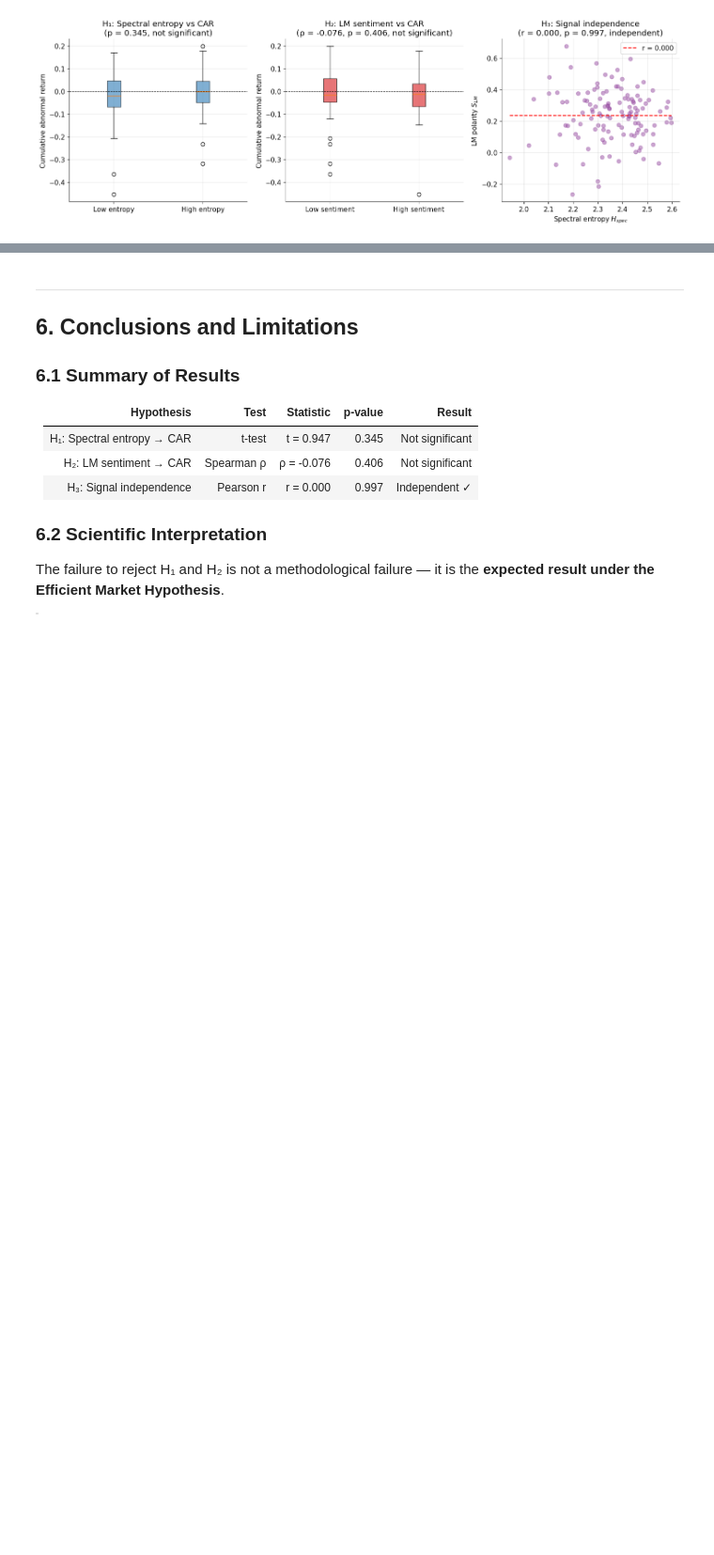
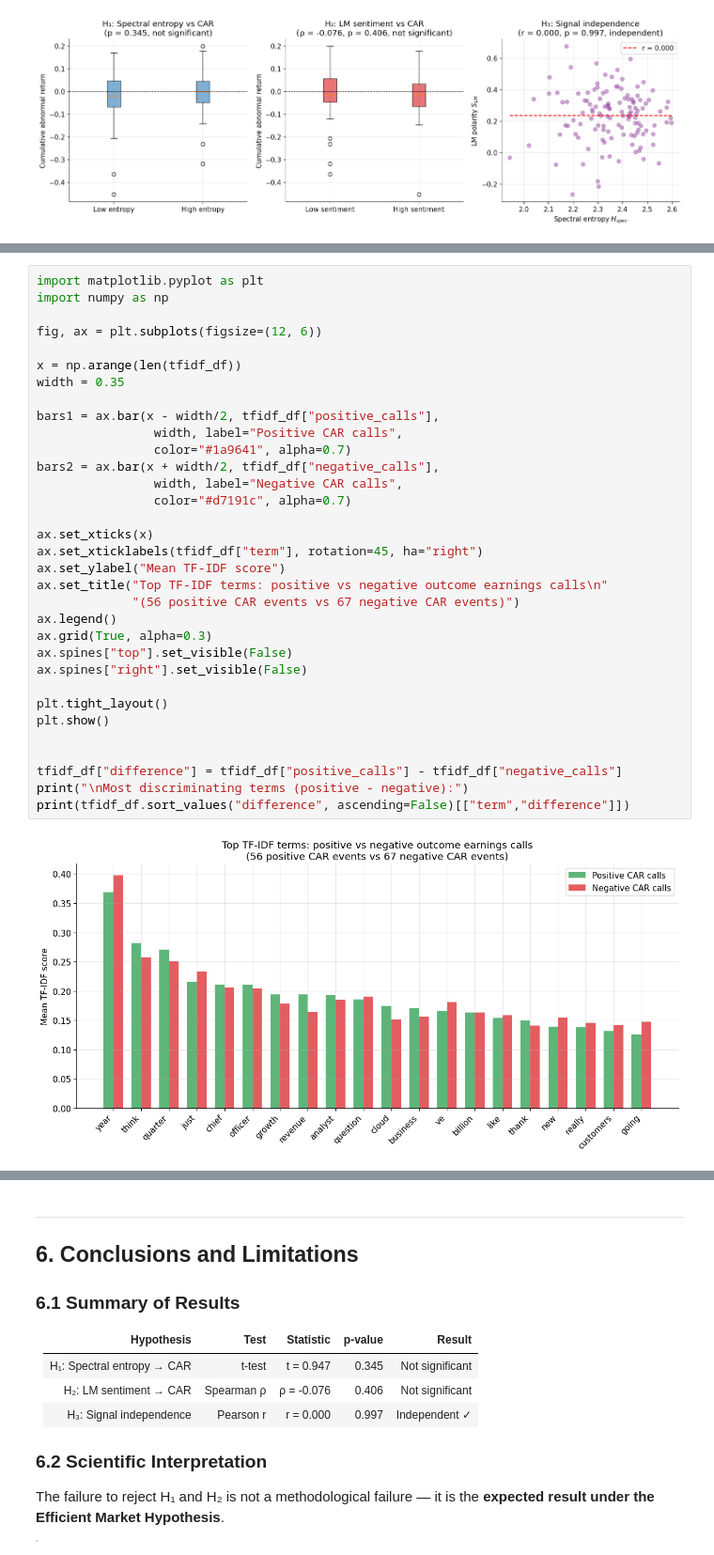
Before and after one commit to niki7o/earnings-signals, a Jupyter notebook: notebooks/earnings_analysis.ipynb, the cells around one changed output, grey strips where cells are left out. Shown at 94% size. Drawn from its saved outputs; the diff is of its cells as text; blank space fills up the shorter version.

```diff
--- a/notebooks/earnings_analysis.ipynb
+++ b/notebooks/earnings_analysis.ipynb
@@ -425,0 +671,35 @@ plt.show()
+# %%
+import matplotlib.pyplot as plt
+import numpy as np
+
+fig, ax = plt.subplots(figsize=(12, 6))
+
+x = np.arange(len(tfidf_df))
+width = 0.35
+
+bars1 = ax.bar(x - width/2, tfidf_df["positive_calls"],
+                width, label="Positive CAR calls",
+                color="#1a9641", alpha=0.7)
+bars2 = ax.bar(x + width/2, tfidf_df["negative_calls"],
+                width, label="Negative CAR calls",
+                color="#d7191c", alpha=0.7)
+
+ax.set_xticks(x)
+ax.set_xticklabels(tfidf_df["term"], rotation=45, ha="right")
+ax.set_ylabel("Mean TF-IDF score")
+ax.set_title("Top TF-IDF terms: positive vs negative outcome earnings calls\n"
+             "(56 positive CAR events vs 67 negative CAR events)")
+ax.legend()
+ax.grid(True, alpha=0.3)
+ax.spines["top"].set_visible(False)
+ax.spines["right"].set_visible(False)
+
+plt.tight_layout()
+plt.show()
+
+
+tfidf_df["difference"] = tfidf_df["positive_calls"] - tfidf_df["negative_calls"]
+print("\nMost discriminating terms (positive - negative):")
+print(tfidf_df.sort_values("difference", ascending=False)[["term","difference"]])
+# %% [output]
+[figure, added]
```
Also changed, not shown: parts of 19 cells of this notebook, 2 other files.
